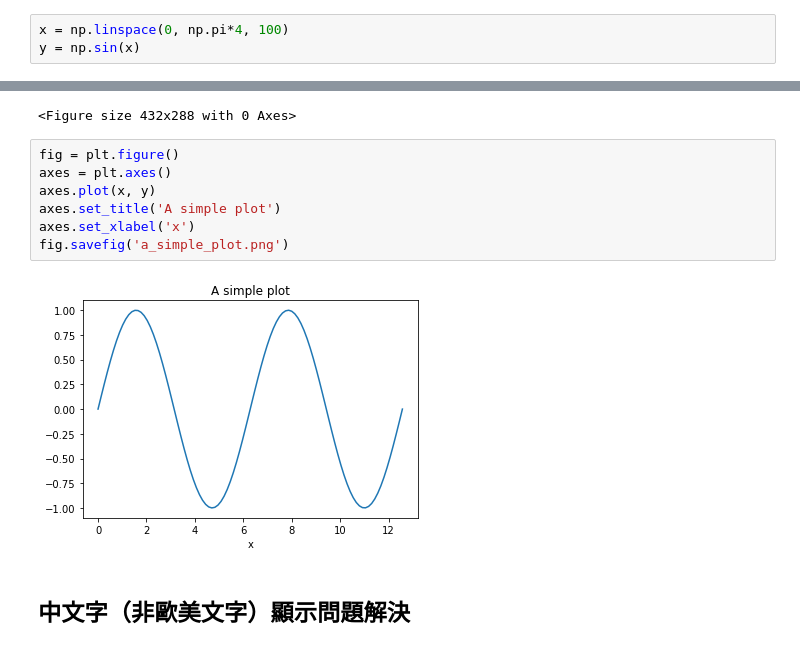
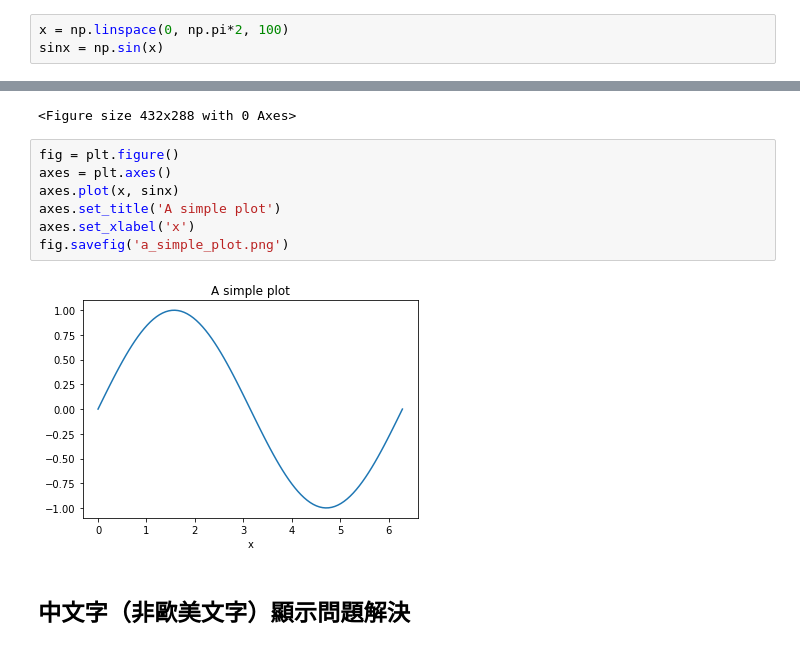
Before and after one commit to datainpoint/classroom-hahow-pythonfiftyplus, a Jupyter notebook: 12-matplotlib/lecture.ipynb, the cells around one changed output, grey strips where cells are left out. Saved outputs shown, nothing was run; the diff lists cells and outputs as text.

```diff
--- a/12-matplotlib/lecture.ipynb
+++ b/12-matplotlib/lecture.ipynb
@@ -184,6 +188,6 @@ plt.show()
 # %%
-x = np.linspace(0, np.pi*4, 100)
-y = np.sin(x)
+x = np.linspace(0, np.pi*2, 100)
+sinx = np.sin(x)
 # %% [markdown]
 ## 分別建立「畫布物件」與「軸物件」
 # %%
@@ -251,12 +255,12 @@ fig.canvas.get_supported_filetypes()
 # %%
 fig = plt.figure()
 axes = plt.axes()
-axes.plot(x, y)
+axes.plot(x, sinx)
 axes.set_title('A simple plot')
 axes.set_xlabel('x')
 fig.savefig('a_simple_plot.png')
 # %% [output]
-[figure, old version]
+[figure, new version]
 # %% [markdown]
 ## 中文字（非歐美文字）顯示問題解決
 # %% [markdown]
```
Also changed, not shown: parts of 14 cells of this notebook, 1 other file.
